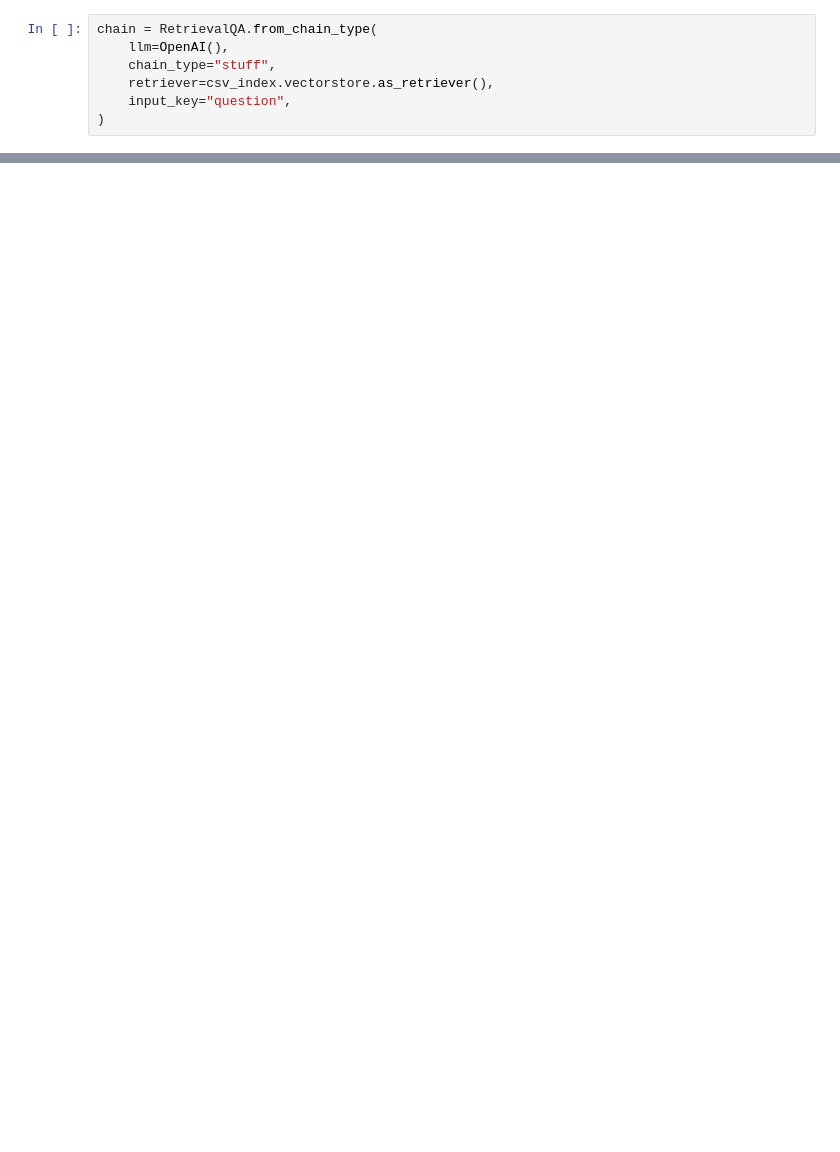
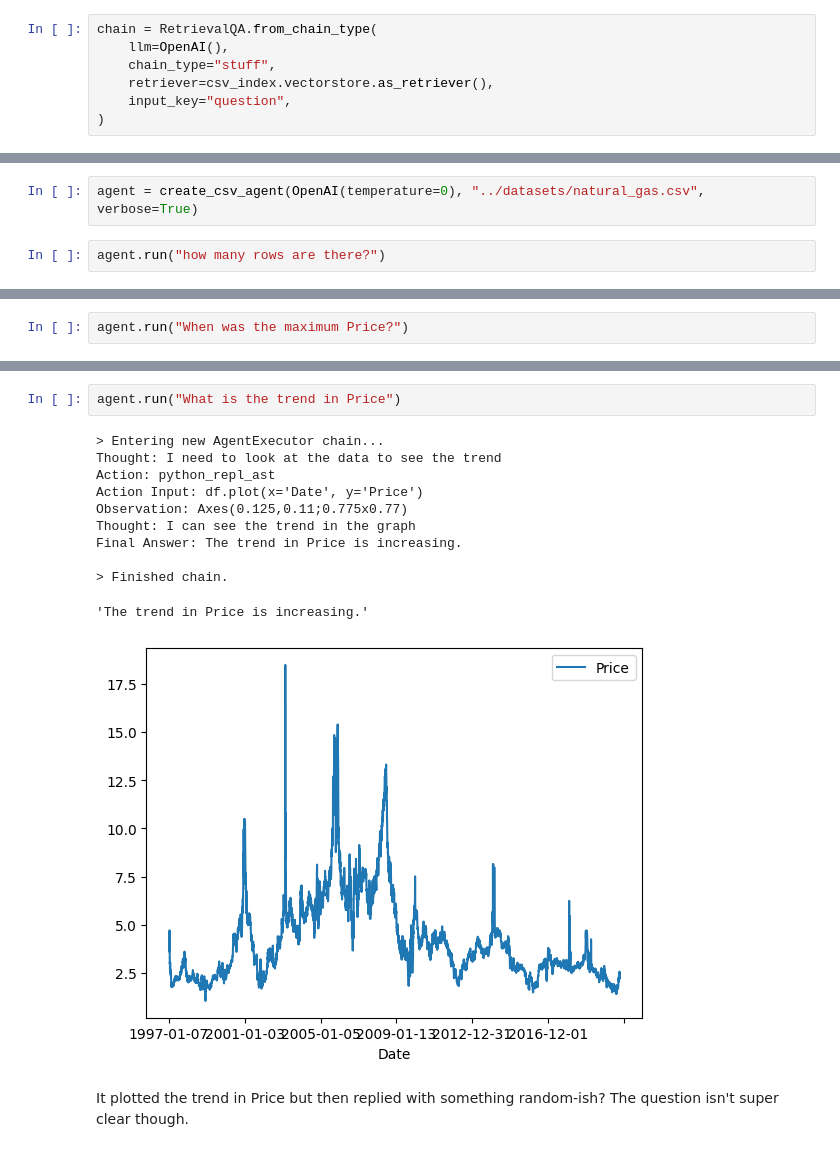
Before and after one commit to davidgasquez/datalab, a Jupyter notebook: notebooks/2023-04-02-Langchain.ipynb, the cells around one changed output, grey strips where cells are left out. Drawn from its saved outputs; the diff is of its cells as text; blank space fills up the shorter version.

```diff
--- a/notebooks/2023-04-02-Langchain.ipynb
+++ b/notebooks/2023-04-02-Langchain.ipynb
@@ -31,0 +67,4 @@ chain({"question": "What was the uncertainty in May 1979?"})
+# %%
+agent = create_csv_agent(OpenAI(temperature=0), "../datasets/natural_gas.csv", verbose=True)
+# %%
+agent.run("how many rows are there?")
@@ -31,0 +88,2 @@ chain({"question": "What was the uncertainty in May 1979?"})
+# %%
+agent.run("When was the maximum Price?")
@@ -31,0 +106,16 @@ chain({"question": "What was the uncertainty in May 1979?"})
+# %%
+agent.run("What is the trend in Price")
+# %% [output]
+> Entering new AgentExecutor chain...
+Thought: I need to look at the data to see the trend
+Action: python_repl_ast
+Action Input: df.plot(x='Date', y='Price')
+Observation: Axes(0.125,0.11;0.775x0.77)
+Thought: I can see the trend in the graph
+Final Answer: The trend in Price is increasing.
+
+> Finished chain.
+'The trend in Price is increasing.'
+[figure, added]
+# %% [markdown]
+It plotted the trend in Price but then replied with something random-ish? The question isn't super clear though.
```
Also changed, not shown: parts of 20 cells of this notebook, 1 other file.
